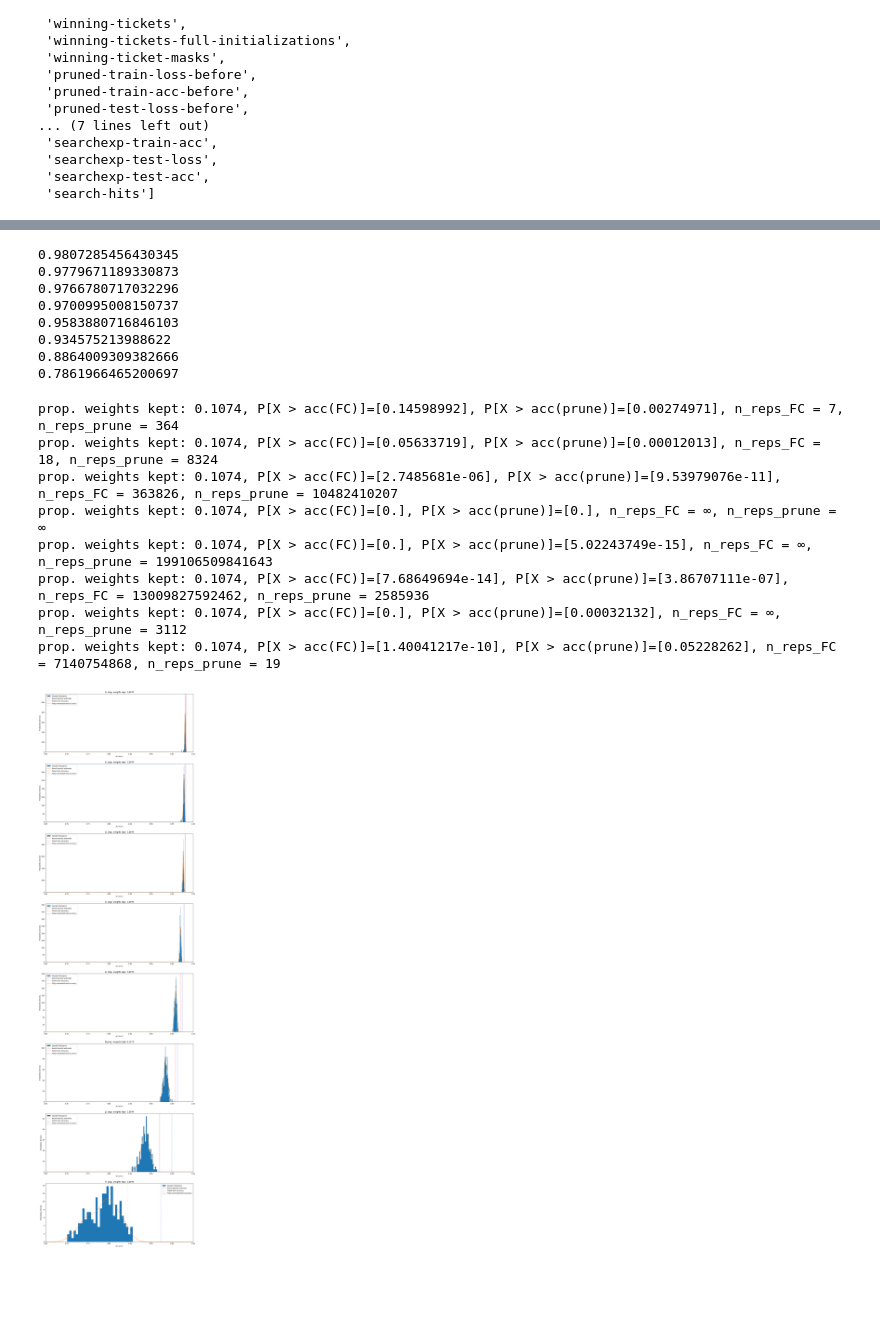
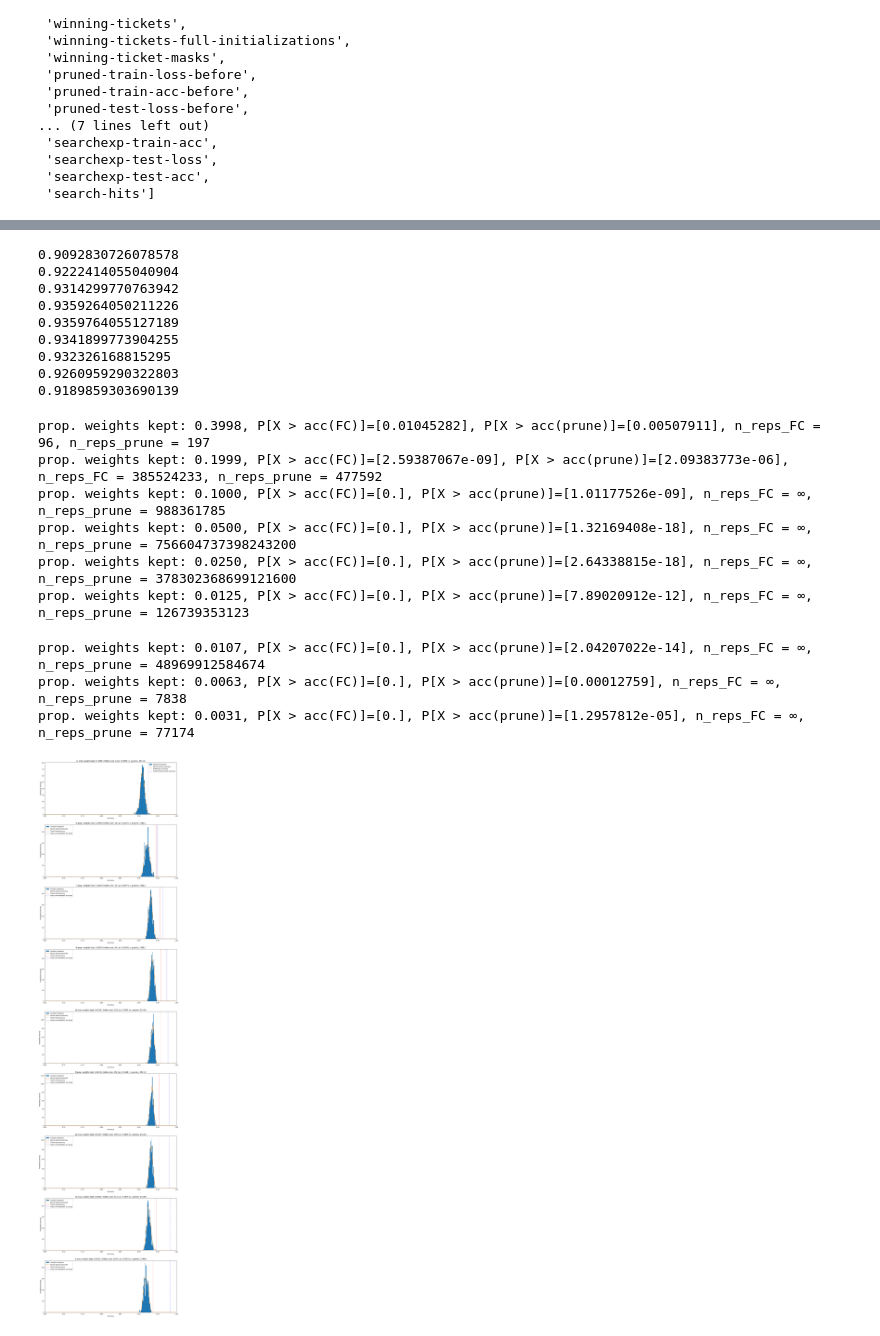
Before and after one commit to SukritTM/lth-efficiency, a Jupyter notebook: notebooks/analyse-efficiency.ipynb, the cells around one changed output, grey strips where cells are left out. Cells and saved outputs as stored; diff of their text form; code cells hidden in the pictures; blank space fills up the shorter version.

```diff
--- a/notebooks/analyse-efficiency.ipynb
+++ b/notebooks/analyse-efficiency.ipynb
@@ -15,13 +18,14 @@ experiment_folder = Path(os.path.join(Path.cwd().parent, 'experiment_data'))
 # %%
 data_files = [
-    'search-data-ss-e50-r10-p0.2000-t15-n210-s512.pkl',
-    'search-data-ss-e50-r10-p0.2000-t15-n210-s300.pkl',
-    'search-data-ss-e50-r10-p0.2000-t15-n210-s256.pkl',
-    'search-data-ss-e50-r10-p0.2000-t15-n210-s128.pkl',
-    'search-data-ss-e50-r10-p0.2000-t15-n210-s64.pkl',
-    'search-data-ss-e50-r10-p0.2000-t15-n210-s32.pkl',
-    'search-data-ss-e50-r10-p0.2000-t15-n210-s16.pkl',
-    'search-data-ss-e50-r10-p0.2000-t15-n210-s8.pkl',
+    'search-data-ss-e50-r10-p0.0876-t15-n420-s8.pkl',
+    'search-data-ss-e50-r10-p0.1487-t15-n420-s16.pkl',
+    'search-data-ss-e50-r10-p0.2057-t15-n420-s32.pkl',
+    'search-data-ss-e50-r10-p0.2589-t15-n420-s64.pkl',
+    'search-data-ss-e50-r10-p0.3085-t15-n420-s128.pkl',
+    'search-data-ss-e50-r10-p0.3548-t15-n420-s256.pkl',
+    'search-data-ss-e50-r10-p0.3649-t15-n420-s300.pkl',
+    'search-data-ss-e50-r10-p0.3979-t15-n420-s512.pkl',
+    'search-data-ss-e50-r10-p0.4383-t15-n420-s1024.pkl',
 ]
 # %%
 results = []
@@ -73,11 +78,12 @@ for r in results:
 for a in acc:
     print(a.mean())
 # %% [output]
-0.9807285456430345
-0.9779671189330873
-0.9766780717032296
-0.9700995008150737
-0.9583880716846103
-0.934575213988622
-0.8864009309382666
-0.7861966465200697
+0.9092830726078578
+0.9222414055040904
+0.9314299770763942
+0.9359264050211226
+0.9359764055127189
+0.9341899773904255
+0.932326168815295
+0.9260959290322803
+0.9189859303690139
@@ -148,40 +177,41 @@ for i, ax in enumerate(axs):
     ax.set_ylabel('Probability density')
     ax.legend()
 
     if not KDE:
         p_beat_og = 1.0 - norm_model.cdf(mean_fc_perf)
         p_beat_pn = 1.0 - norm_model.cdf(mean_ticket_perf)
     elif KDE:
         p_beat_og = kde_model.integrate_box_1d(low=mean_fc_perf, high=10000)
         p_beat_pn = kde_model.integrate_box_1d(low=mean_ticket_perf, high=10000)
 
     try:
         n_reps_FC = round(1/(p_beat_og))
     except OverflowError:
         n_reps_FC = '∞'
 
     try:
         n_reps_prune = round(1/(p_beat_pn))
     except OverflowError:
         n_reps_prune = '∞'
 
     n_reps_prunes.append(n_reps_prune)
     n_reps_FCs.append(n_reps_FC)
     sparsities.append(sparsity)
 
     print(f'prop. weights kept: {sparsity:.4f}, P[X > acc(FC)]={np.array([p_beat_og])}, P[X > acc(prune)]={np.array([p_beat_pn])}, n_reps_FC = {n_reps_FC}, n_reps_prune = {n_reps_prune}')
 
     # ax.set_title(f'prop. weights kept: {sparsity:.4f} | P[X > acc(FC)]={p_beat_og:.4f} | P[X > acc(prune)]={p_beat_pn:.4f}')
     # ax.set_title(f'prop. weights kept: {sparsity:.4f}')
-    ax.set_title(f'{chr(ord('a') + i)}) prop. weights kept: {sparsity:.4f}')
+    ax.set_title(f'{chr(ord('a') + i)}) prop. weights kept: {sparsity:.4f} | hidden size: {results[i]['config']['hidden_size']} | pr: {results[i]['config']['pruning_ratio']} | n. params: {mean_active_params(results[i]['winning-ticket-masks'])}')
     # ax.set_title(f'{chr(ord('a') + i)})')
 # %% [output]
-prop. weights kept: 0.1074, P[X > acc(FC)]=[0.14598992], P[X > acc(prune)]=[0.00274971], n_reps_FC = 7, n_reps_prune = 364
-prop. weights kept: 0.1074, P[X > acc(FC)]=[0.05633719], P[X > acc(prune)]=[0.00012013], n_reps_FC = 18, n_reps_prune = 8324
-prop. weights kept: 0.1074, P[X > acc(FC)]=[2.7485681e-06], P[X > acc(prune)]=[9.53979076e-11], n_reps_FC = 363826, n_reps_prune = 10482410207
-prop. weights kept: 0.1074, P[X > acc(FC)]=[0.], P[X > acc(prune)]=[0.], n_reps_FC = ∞, n_reps_prune = ∞
-prop. weights kept: 0.1074, P[X > acc(FC)]=[0.], P[X > acc(prune)]=[5.02243749e-15], n_reps_FC = ∞, n_reps_prune = 199106509841643
-prop. weights kept: 0.1074, P[X > acc(FC)]=[7.68649694e-14], P[X > acc(prune)]=[3.86707111e-07], n_reps_FC = 13009827592462, n_reps_prune = 2585936
-prop. weights kept: 0.1074, P[X > acc(FC)]=[0.], P[X > acc(prune)]=[0.00032132], n_reps_FC = ∞, n_reps_prune = 3112
-prop. weights kept: 0.1074, P[X > acc(FC)]=[1.40041217e-10], P[X > acc(prune)]=[0.05228262], n_reps_FC = 7140754868, n_reps_prune = 19
+prop. weights kept: 0.3998, P[X > acc(FC)]=[0.01045282], P[X > acc(prune)]=[0.00507911], n_reps_FC = 96, n_reps_prune = 197
+prop. weights kept: 0.1999, P[X > acc(FC)]=[2.59387067e-09], P[X > acc(prune)]=[2.09383773e-06], n_reps_FC = 385524233, n_reps_prune = 477592
+prop. weights kept: 0.1000, P[X > acc(FC)]=[0.], P[X > acc(prune)]=[1.01177526e-09], n_reps_FC = ∞, n_reps_prune = 988361785
+prop. weights kept: 0.0500, P[X > acc(FC)]=[0.], P[X > acc(prune)]=[1.32169408e-18], n_reps_FC = ∞, n_reps_prune = 756604737398243200
+prop. weights kept: 0.0250, P[X > acc(FC)]=[0.], P[X > acc(prune)]=[2.64338815e-18], n_reps_FC = ∞, n_reps_prune = 378302368699121600
+prop. weights kept: 0.0125, P[X > acc(FC)]=[0.], P[X > acc(prune)]=[7.89020912e-12], n_reps_FC = ∞, n_reps_prune = 126739353123
+prop. weights kept: 0.0107, P[X > acc(FC)]=[0.], P[X > acc(prune)]=[2.04207022e-14], n_reps_FC = ∞, n_reps_prune = 48969912584674
+prop. weights kept: 0.0063, P[X > acc(FC)]=[0.], P[X > acc(prune)]=[0.00012759], n_reps_FC = ∞, n_reps_prune = 7838
+prop. weights kept: 0.0031, P[X > acc(FC)]=[0.], P[X > acc(prune)]=[1.2957812e-05], n_reps_FC = ∞, n_reps_prune = 77174
-[figure, old version]
+[figure, new version]
```
Also changed, not shown: parts of 5 cells of this notebook.
